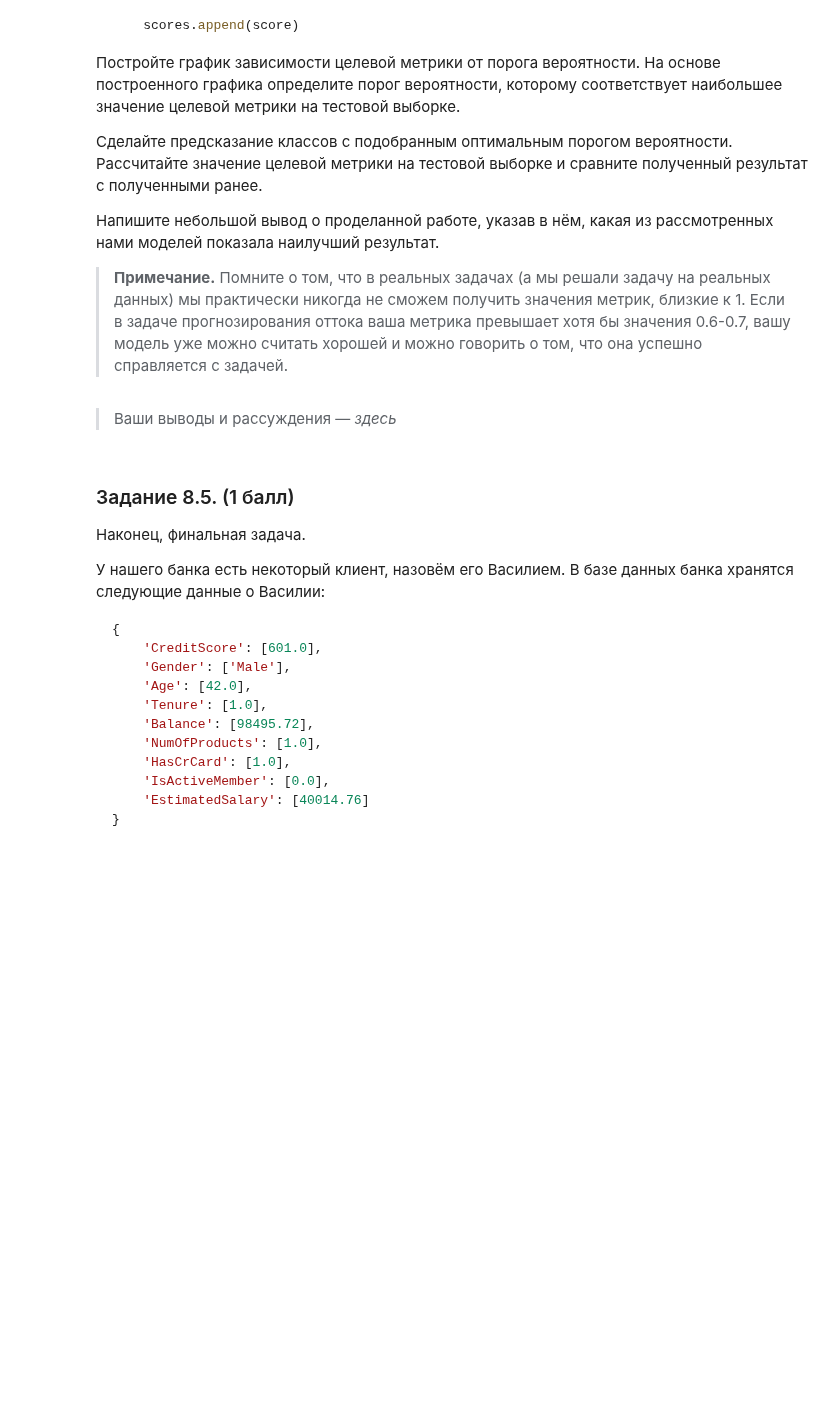
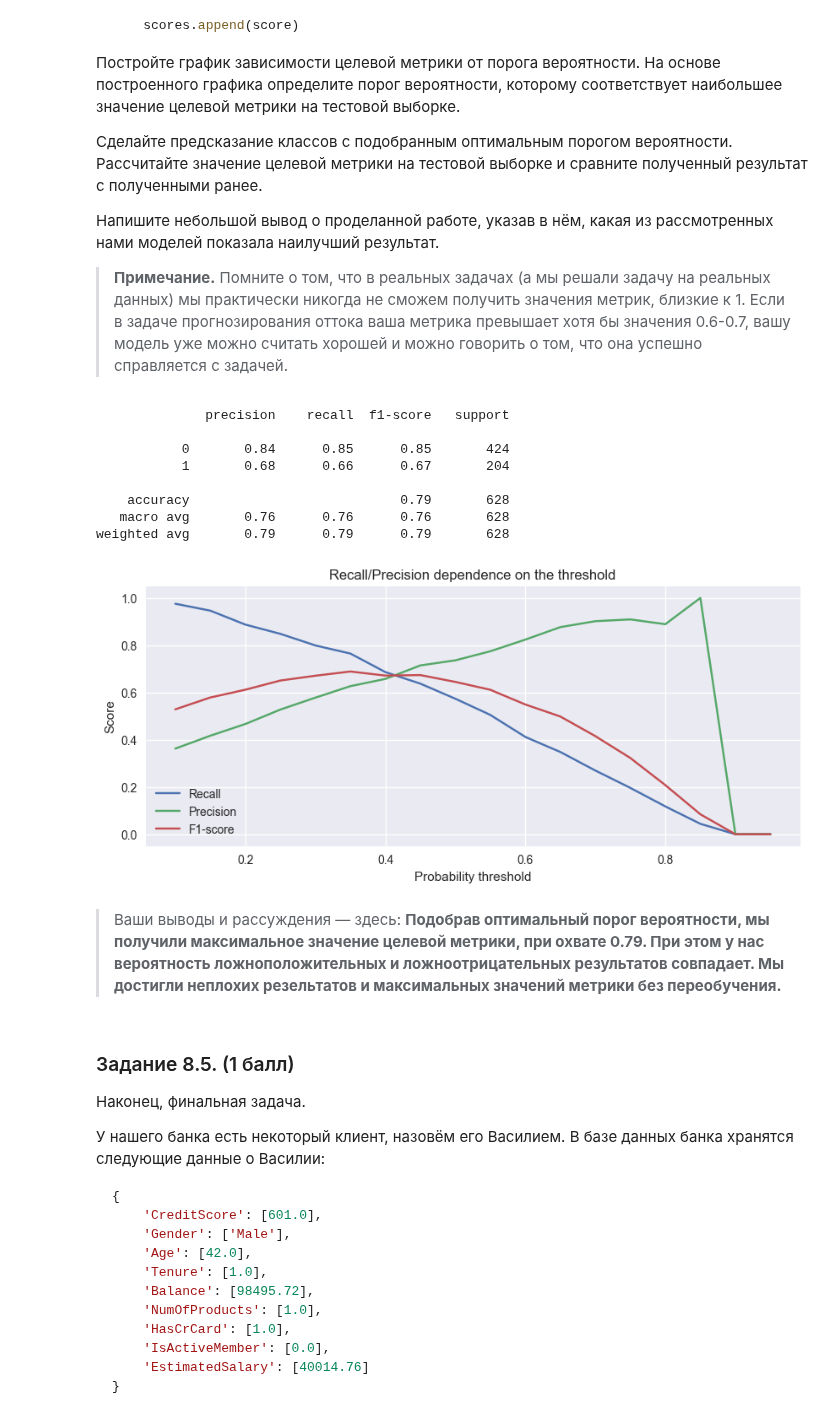
Before and after one commit to Dredox22/sf_data_science, a Jupyter notebook: SkillFactory/ML-3/ML-3._Практика._Ноутбук-шаблон.ipynb, the cells around one changed output. Saved outputs shown, nothing was run; the diff lists cells and outputs as text; code cells hidden in the pictures; blank space fills up the shorter version.

```diff
--- a/SkillFactory/ML-3/ML-3._Практика._Ноутбук-шаблон.ipynb
+++ b/SkillFactory/ML-3/ML-3._Практика._Ноутбук-шаблон.ipynb
@@ -719,3 +741,23 @@ from sklearn import ensemble
 - Задание выполнено неверно, не учтено одно или несколько условий (**0 баллов**).
 # %%
 # Ваш код здесь
+
+# Создаём объект класса DecisionTreeClassifier
+dt = tree.DecisionTreeClassifier(
+    criterion='entropy', # критерий информативности
+    max_depth=8, # максимальная глубина дерева
+    min_samples_leaf=10, # количество наблюдений в листе меньше заданного числа
+    random_state=42 # генератор случайных чисел
+)
+# Обучаем модель по алгоритму CART
+dt.fit(X_train, y_train)
+
+# Делаем предсказание класса
+y_train_pred = dt.predict(X_train)
+# Выводим отчёт о метриках
+print('Train: {:.2f}'.format(metrics.f1_score(y_train, y_train_pred)))
+
+# Делаем предсказание класса
+y_test_pred = dt.predict(X_test)
+# Выводим отчёт о метриках
+print('Test: {:.2f}'.format(metrics.f1_score(y_test, y_test_pred)))
@@ -793,8 +862,57 @@ for threshold in thresholds:
 > **Примечание.** Помните о том, что в реальных задачах (а мы решали задачу на реальных данных) мы практически никогда не сможем получить значения метрик, близкие к 1. Если в задаче прогнозирования оттока ваша метрика превышает хотя бы значения 0.6-0.7, вашу модель уже можно считать хорошей и можно говорить о том, что она успешно справляется с задачей.
 # %%
 # Ваш код здесь
+
+# Делаем предсказание вероятности оттока для каждого клиента из тестовой выборки
+y_test_proba_pred = pd.Series(rf.predict_proba(X_test)[:, 1])
+# Создадим списки, в которых будем хранить значения метрик
+recall_scores = []
+precision_scores = []
+f1_scores = []
+# Задаём значения порогов вероятности
+thresholds = np.arange(0.1, 1, 0.05)
+# В цикле перебираем значения порогов вероятности
+for threshold in thresholds:
+    # Делаем предсказание
+    y_test_pred_rf = y_test_proba_pred.apply(lambda x: 1 if x > threshold else 0)
+    # Считаем метрики и добавляем их в списки
+    recall_scores.append(metrics.recall_score(y_test,  y_test_pred_rf))
+    precision_scores.append(metrics.precision_score(y_test,  y_test_pred_rf, zero_division=0))
+    f1_scores.append(metrics.f1_score(y_test,  y_test_pred_rf))
+
+fig, ax = plt.subplots(figsize=(10, 4)) # фигура + координатная плоскость
+# Строим линейный график зависимости recall от threshold
+ax.plot(thresholds, recall_scores, label='Recall')
+# Строим линейный график зависимости precision от threshold
+ax.plot(thresholds, precision_scores, label='Precision')
+
+# Строим линейный график зависимости F1 от threshold
+ax.plot(thresholds, f1_scores, label='F1-score')
+# Даем графику название и подписи осям
+ax.set_title('Recall/Precision dependence on the threshold')
+ax.set_xlabel('Probability threshold')
+ax.set_ylabel('Score')
+ax.legend();
+
+# Задаем оптимальный порог вероятностей
+threshold_opt = 0.42
+# Клиенты, которые уйдут относим к классу 1
+# В противном случае - к классу 0
+y_test_pred_opt = y_test_proba_pred.apply(lambda x: 1 if x > threshold_opt else 0)
+# Считаем метрики
+print(metrics.classification_report(y_test,  y_test_pred_opt, zero_division=0))
+# %% [output]
+              precision    recall  f1-score   support
+
+           0       0.84      0.85      0.85       424
+           1       0.68      0.66      0.67       204
+
+    accuracy                           0.79       628
+   macro avg       0.76      0.76      0.76       628
+weighted avg       0.79      0.79      0.79       628
+[figure, added]
 # %% [markdown]
-> Ваши выводы и рассуждения — *здесь*
+> Ваши выводы и рассуждения — здесь: **Подобрав оптимальный порог вероятности, мы получили максимальное значение целевой метрики, при охвате 0.79. При этом у нас вероятность ложноположительных и ложноотрицательных результатов совпадает. Мы достигли неплохих резельтатов и максимальных значений метрики без переобучения.**
 # %% [markdown]
 ### Задание 8.5. (1 балл)
 
```
Also changed, not shown: parts of 8 cells of this notebook.
